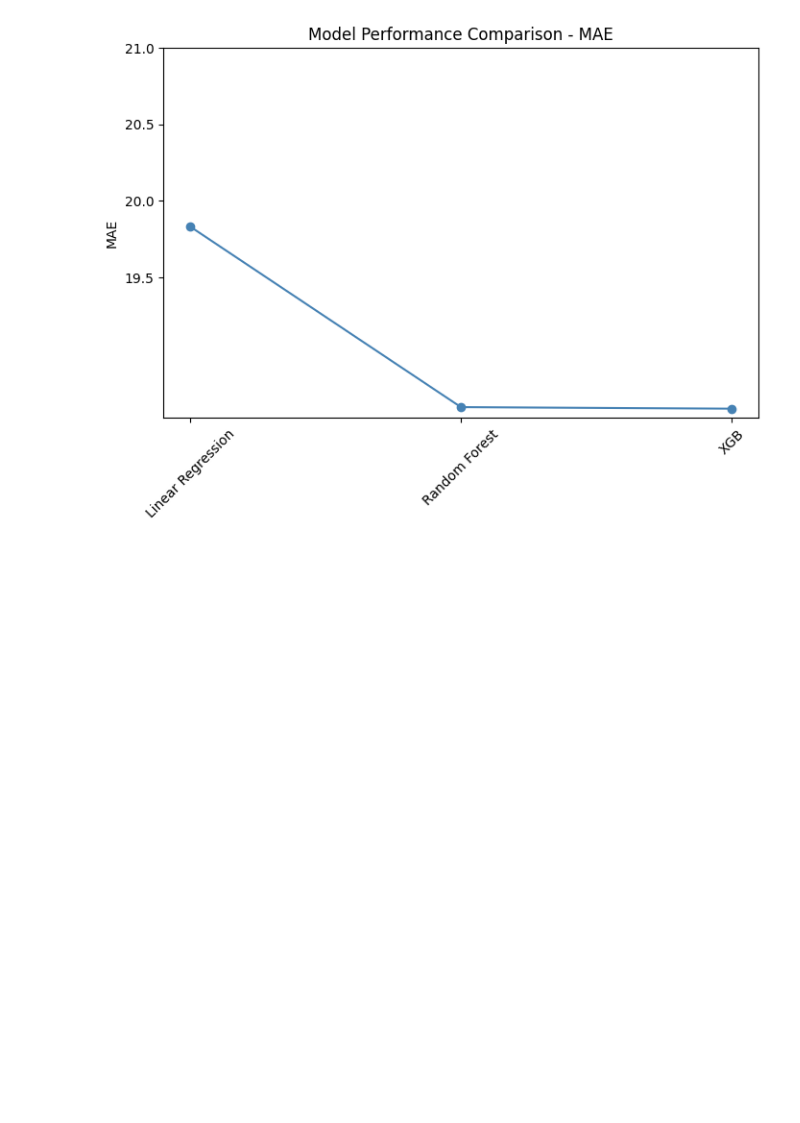
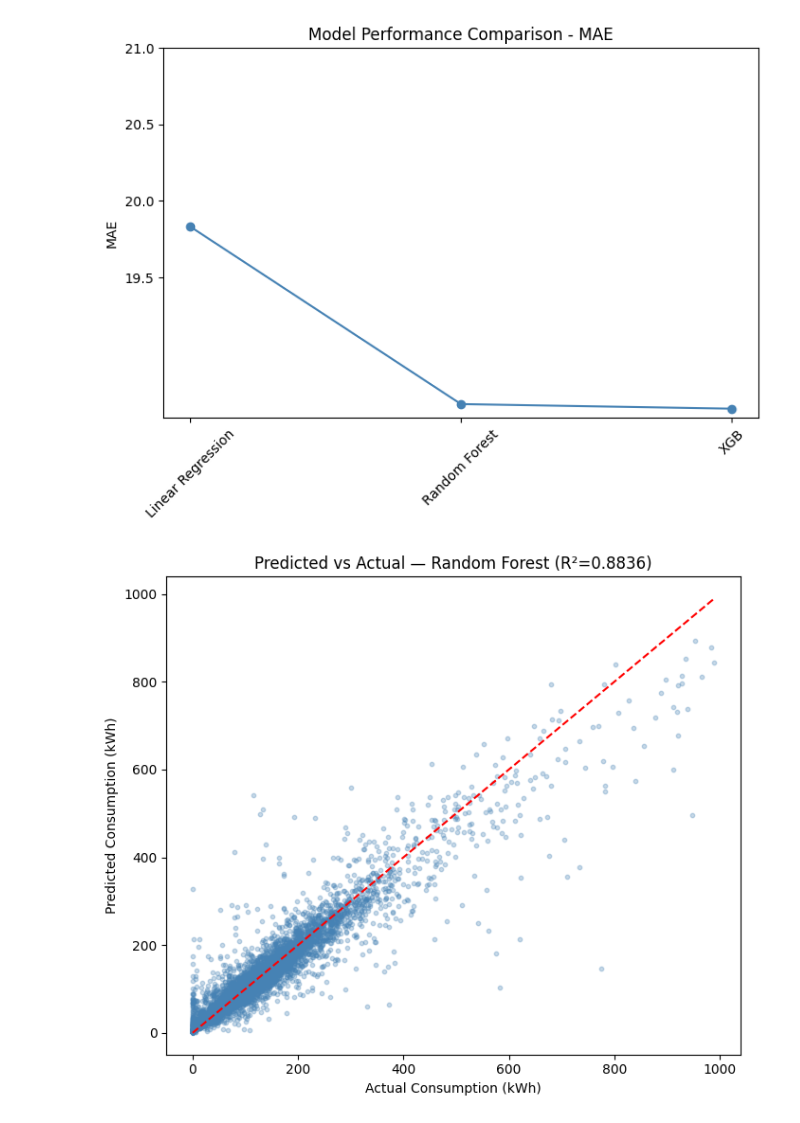
Before and after one commit to sumaliwanigasekara/energywise, a Jupyter notebook: EnergyWise_Pipeline.ipynb, the cells around one changed output. Saved outputs shown, nothing was run; the diff lists cells and outputs as text; code cells hidden in the pictures; blank space fills up the shorter version.

```diff
--- a/EnergyWise_Pipeline.ipynb
+++ b/EnergyWise_Pipeline.ipynb
@@ -826,3 +858,17 @@ plt.title('Model Performance Comparison - MAE')
 plt.show()
 # %% [output]
 [figure]
+# %%
+y_pred_test = best['model'].predict(X_test)
+
+plt.figure(figsize=(7, 6))
+plt.scatter(y_test, y_pred_test, alpha=0.3, color='steelblue', s=10)
+plt.plot([y_test.min(), y_test.max()],
+         [y_test.min(), y_test.max()], 'r--', linewidth=1.5)
+plt.xlabel('Actual Consumption (kWh)')
+plt.ylabel('Predicted Consumption (kWh)')
+plt.title(f"Predicted vs Actual — {best['name']} (R²={best['R2']})")
+plt.tight_layout()
+plt.show()
+# %% [output]
+[figure, added]
```
Also changed, not shown: parts of 12 cells of this notebook, 29 other files.
